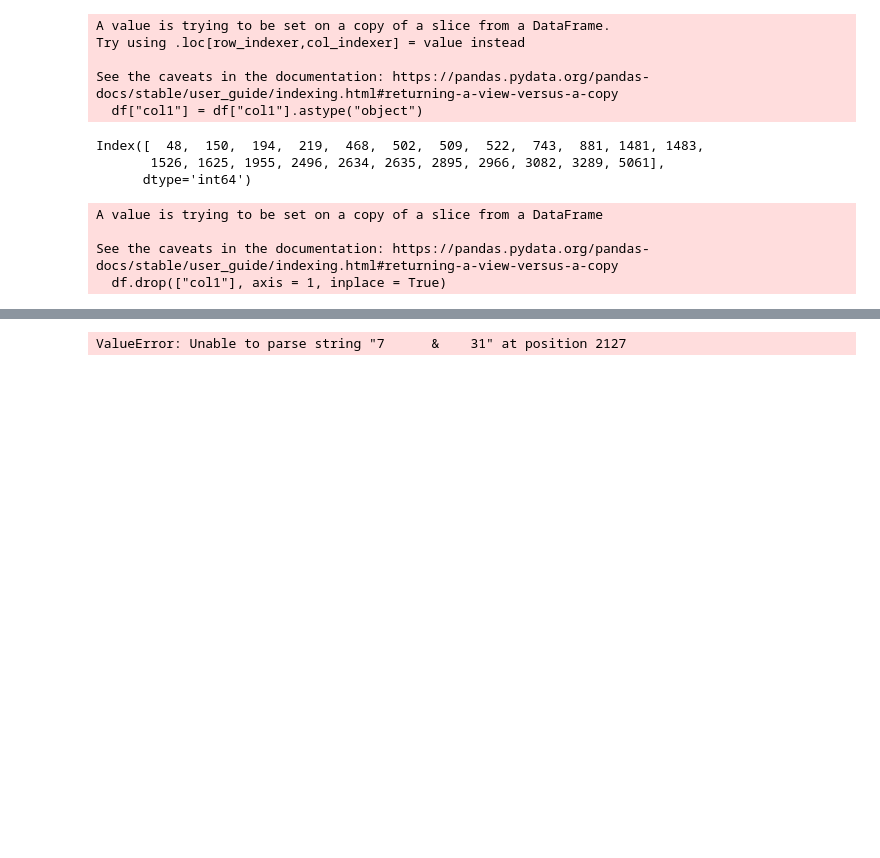
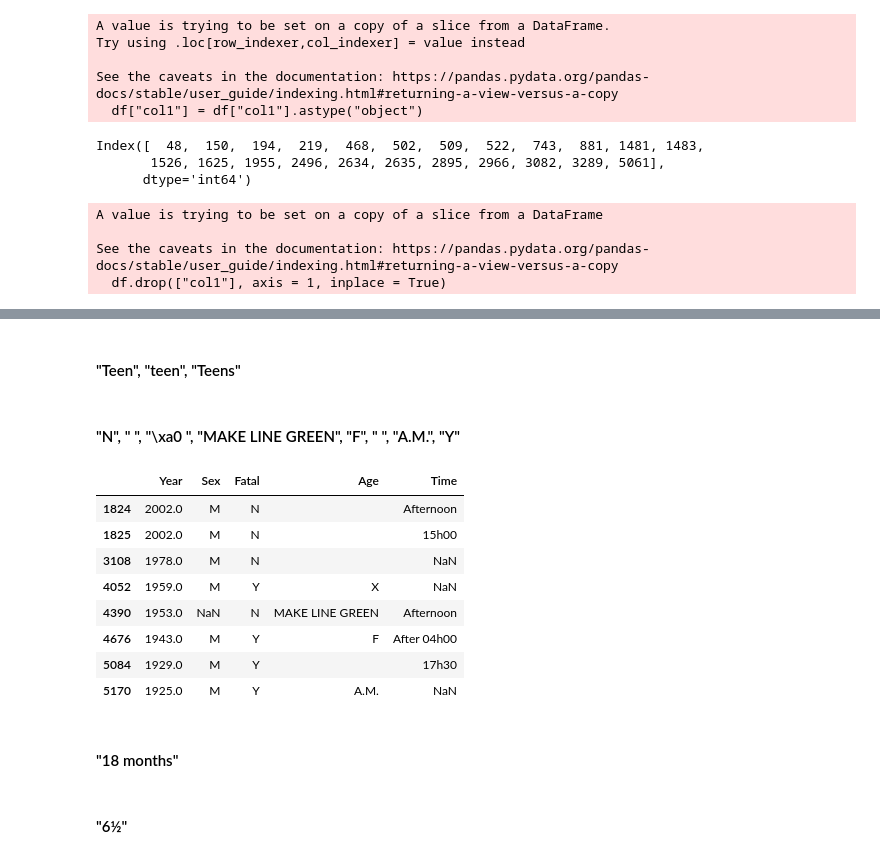
Before and after one commit to Lab-Ironhack/data-cleaning-pandas, a Jupyter notebook: src/cleaning.ipynb, the cells around one changed output, grey strips where cells are left out. Cells and saved outputs as stored; diff of their text form; code cells hidden in the pictures; blank space fills up the shorter version.

```diff
--- a/src/cleaning.ipynb
+++ b/src/cleaning.ipynb
@@ -231,6 +206,6 @@ df[(df["Fatal"] == " N") | (df["Fatal"] == "M") | (df["Fatal"] == "2017") | (df[
 | 5427 | 1909.0 | NaN | N | NaN | NaN |
 | 6117 | 1815.0 | M | y | NaN | NaN |
 # %%
-df[(df["Fatal"] == " N") | (df["Fatal"] == "N ") | (df["Fatal"] == "M")] = "N"
-df[df["Fatal"] == "y"] = "Y"
-df[(df["Fatal"] == "2017") | (df["Fatal"] == "UNKNOWN")] = None
+df.loc[df["Fatal"][(df["Fatal"] == " N") | (df["Fatal"] == "N ") | (df["Fatal"] == "M")].index, "Fatal"] = "N"
+df.loc[df["Fatal"][df["Fatal"] == "y"].index, "Fatal"] = "Y"
+df.loc[df["Fatal"][(df["Fatal"] == "2017") | (df["Fatal"] == "UNKNOWN")].index, "Fatal"] = float('nan')
@@ -363,4 +337,2 @@ df.loc[df["Age"][df["Age"] == "23 & 20"].index, "Age"] = "22"
-# %%
-df["Age"] = pd.to_numeric(df["Age"])
-# %% [output]
-ValueError: Unable to parse string "7      &    31" at position 2127
+# %% [markdown]
+#### "Teen", "teen", "Teens"
@@ -366,0 +341,16 @@ ValueError: Unable to parse string "7      &    31" at position 2127
+# %% [markdown]
+#### "N", " ", "\xa0 ", "MAKE LINE GREEN", "F", "  ", "A.M.", "Y"
+# %%
+df.loc[df["Age"][(df["Age"] == "N") | (df["Age"] == " ") | (df["Age"] == "\xa0 ") | (df["Age"] == "X") |
+                (df["Age"] == "MAKE LINE GREEN") | (df["Age"] == "F") | (df["Age"] == "  ") | (df["Age"] == "A.M.") |
+                (df["Age"] == "Y")].index]
+# %% [output]
+|  | Year | Sex | Fatal | Age | Time |
+| 1824 | 2002.0 | M | N |  | Afternoon |
+| 1825 | 2002.0 | M | N |  | 15h00 |
+| 3108 | 1978.0 | M | N |  | NaN |
+| 4052 | 1959.0 | M | Y | X | NaN |
+| 4390 | 1953.0 | NaN | N | MAKE LINE GREEN | Afternoon |
+| 4676 | 1943.0 | M | Y | F | After 04h00 |
+| 5084 | 1929.0 | M | Y |  | 17h30 |
+| 5170 | 1925.0 | M | Y | A.M. | NaN |
@@ -366,0 +361,2 @@ ValueError: Unable to parse string "7      &    31" at position 2127
+# %% [markdown]
+#### "18 months"
@@ -366,0 +365,2 @@ ValueError: Unable to parse string "7      &    31" at position 2127
+# %% [markdown]
+#### "6½"
```
Also changed, not shown: parts of 103 cells of this notebook.
